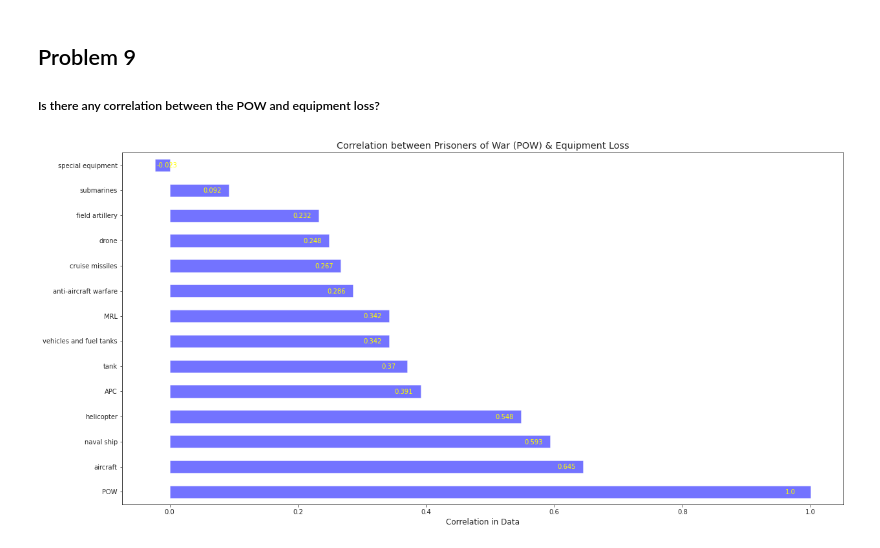
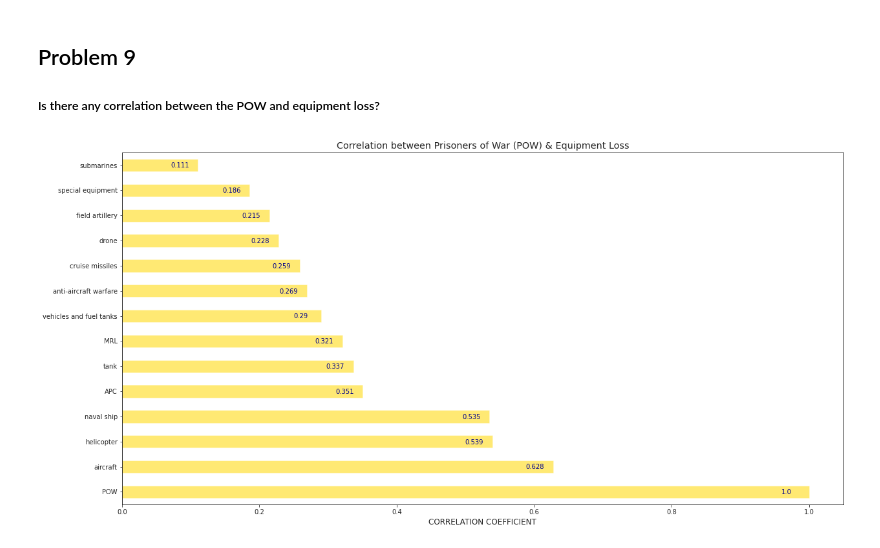
Before and after one commit to Sonya-7/Russian_Invasion_of_Ukraine, a Jupyter notebook: russian-invasion-of-ukraine.ipynb, the cells around one changed output. Saved outputs shown, nothing was run; the diff lists cells and outputs as text; code cells hidden in the pictures.

Commit message:
Kaggle Notebook | 📊Prisoners of War vs.🤺 Equipment Lost in War

```diff
--- a/russian-invasion-of-ukraine.ipynb
+++ b/russian-invasion-of-ukraine.ipynb
@@ -143,0 +236,5 @@ russian_equipment.isnull()
+# %%
+# corrected data used to replace original equipment data
+russian_equipment = merged_df[::-1]
+
+russian_equipment.head(10)
@@ -144,6 +268,5 @@ russian_equipment.isnull()
 # %%
-#fill empty spaces in Dataframe with zeroes and set index for sorting by date.
-russian_equipment.fillna(0, inplace=True)
+#set index for sorting by date.
 russian_equipment.set_index('date', inplace=True)
 russian_equipment.info()
 # %% [output]
@@ -167,11 +311,17 @@ memory usage: 102.3+ KB
 # %%
-#Consolidating repetitive columns and deleting blank ones
-russian_equipment['vehicles and fuel tanks'] += russian_equipment['fuel tank']
-russian_equipment['special equipment'] += russian_equipment['military auto']
+# Set the pandas option to suppress the warning *update later*
+pd.set_option('mode.chained_assignment', None)
 
-russian_equipment.drop(columns={'mobile SRBM system', 'fuel tank', 'military auto', 'greatest losses direction'}, inplace=True)
+# Consolidating repetitive columns (according to the dataset updates) and deleting blank ones
+russian_equipment.loc[:,'vehicles and fuel tanks'] += (russian_equipment.loc[:,'fuel tank']
+                                             + russian_equipment.loc[:,'military auto'])
+russian_equipment.loc[:,'cruise missiles'] += russian_equipment.loc[:,'mobile SRBM system']
 
-#Change all remaining numeric data to type int
+russian_equipment.drop(columns={'fuel tank', 'military auto', 'mobile SRBM system'
+                                , 'greatest losses direction'}, inplace=True)
+russian_equipment.rename({'day_x':'day'}, axis=1, inplace=True)
+
+#Change all remaining numeric data to type integer
 russian_equipment = russian_equipment.astype(int)
 russian_equipment.info()
 russian_equipment
@@ -333,11 +487,11 @@ pow_data_
 # %%
 # Set graph style
-sns.set_style('whitegrid')
+sns.set_style('darkgrid')
 
 # Create graph
-pow_data_[pow_data_['Daily Increase in Prisoners of War'] > 0].plot(figsize=(20,6))
-plt.xlabel('Days since Invasion')
-plt.ylabel('Count of Prisoners')
-plt.title("Total Daily Prisoner of War VS. Daily Increase in Prisoners of War")
+pow_data_.plot(figsize=(20,6))
+plt.xlabel('Days since Invasion'.upper())
+plt.ylabel('Count of Prisoners'.upper())
+plt.title("Total Daily Prisoner of War VS. Daily Increase in Prisoners of War".title())
 plt.show()
 # %% [output]
@@ -562,20 +723,25 @@ new_df.sort_values(by='unit_amount').set_index(keys='unit_type')
 # %%
 sns.set_style('ticks')
 
 merge = pd.merge(russian_equipment, russian_personnel).drop(['day'], axis=1)
 merged = merge.corr()['POW'].sort_values(ascending=False)
 
 merged.plot.barh(title='Correlation between Prisoners of War (POW) & Equipment Loss',
-                 figsize=(20,10), alpha=.55, color='blue')
+                 figsize=(20,10), alpha=.55, color='gold'
+                ).axvline(x=0, color='grey',linestyle='--', linewidth=1, alpha=0.2)
+
 for index, value in enumerate(merged):
     value = round(value, 3)
     label = format(value)
     if value>0:
         value-=.04
+        color='darkblue'
     else:
         value+=.003
-    plt.annotate(label, xy=(value, index-.1), color='yellow', alpha=1)
-plt.xlabel('Correlation in Data')
+        color='crimson'
+    plt.annotate(label, xy=(value, index-.1), color=color, alpha=1)
+
+plt.xlabel('Correlation Coefficient'.upper())
 plt.show()
 # %% [output]
-[figure, old version]
+[figure, new version]
```
Also changed, not shown: parts of 49 cells of this notebook.
